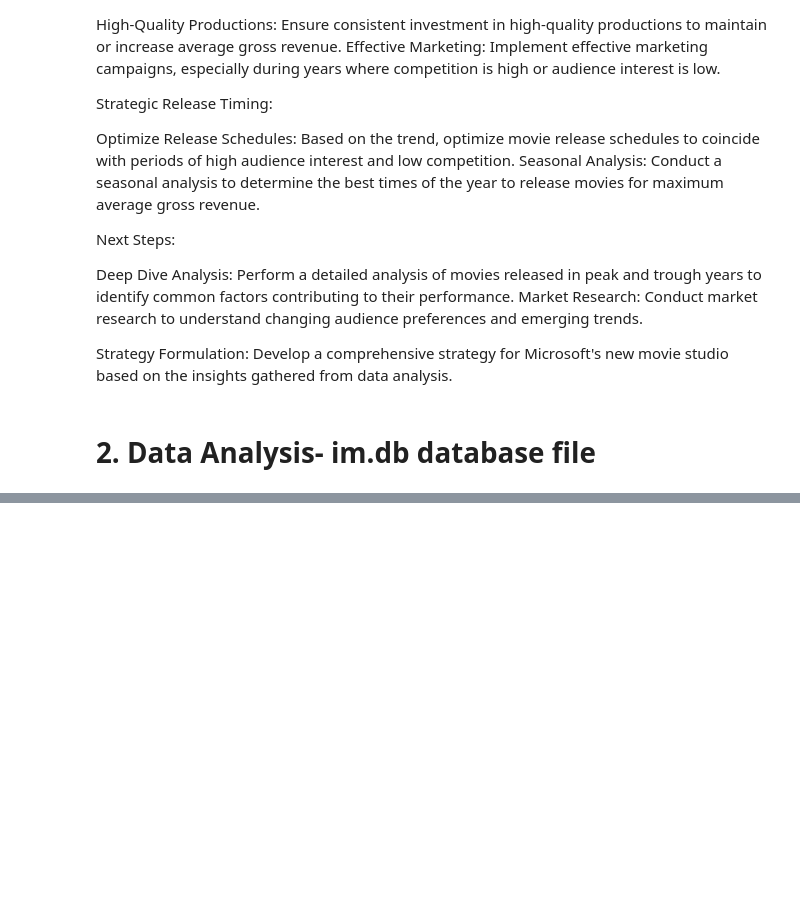
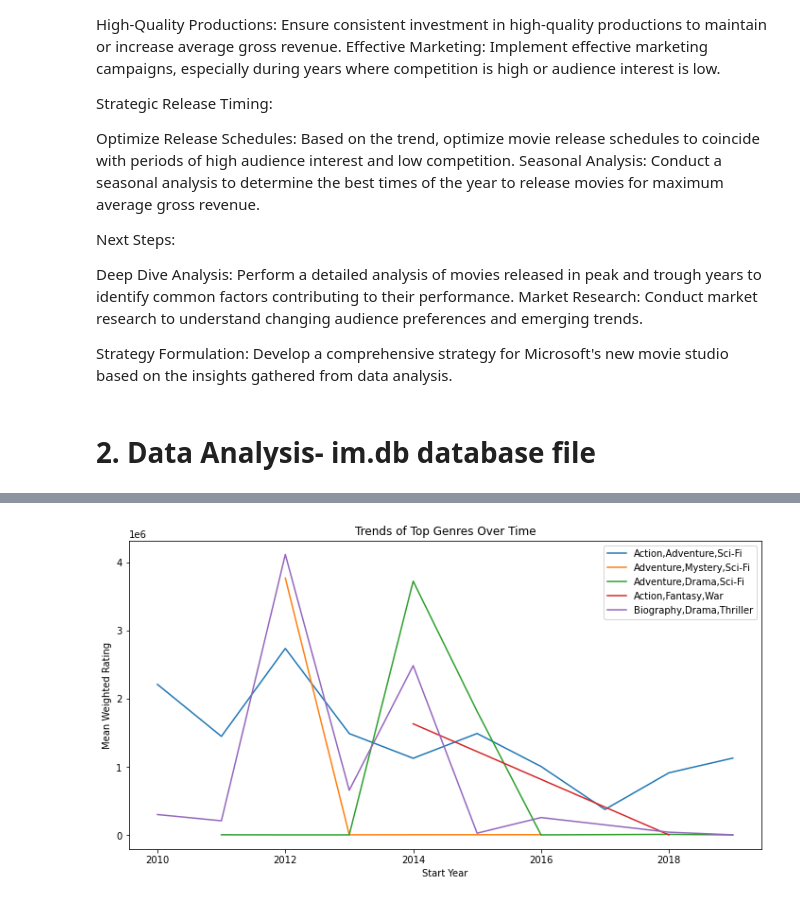
Before and after one commit to Mosota-Kemunto-Gladys-2020/Gladys-Mosota_dsc_phase_1_project, a Jupyter notebook: student.ipynb, the cells around one changed output, grey strips where cells are left out. Drawn from its saved outputs; the diff is of its cells as text; code cells hidden in the pictures; blank space fills up the shorter version.

```diff
--- a/student.ipynb
+++ b/student.ipynb
@@ -530,0 +837,20 @@ Required tables do not exist in the database.
+# %%
+# Group by start_year and genres to see trends over time
+genre_time_trends = merged_data.groupby(['start_year', 'genres']).agg({
+    'weighted_rating': 'mean'
+}).reset_index()
+
+# Plot the trends for the top 5 genres over time
+top_5_genres = top_20_genre_weighted_ratings['genres'].head(5)
+plt.figure(figsize=(12, 6))
+for genre in top_5_genres:
+    genre_data = genre_time_trends[genre_time_trends['genres'] == genre]
+    sns.lineplot(x='start_year', y='weighted_rating', data=genre_data, label=genre)
+
+plt.xlabel('Start Year')
+plt.ylabel('Mean Weighted Rating')
+plt.title('Trends of Top Genres Over Time')
+plt.legend()
+plt.show()
+# %% [output]
+[figure, added]
```
Also changed, not shown: parts of 36 cells of this notebook, 1 other file.
